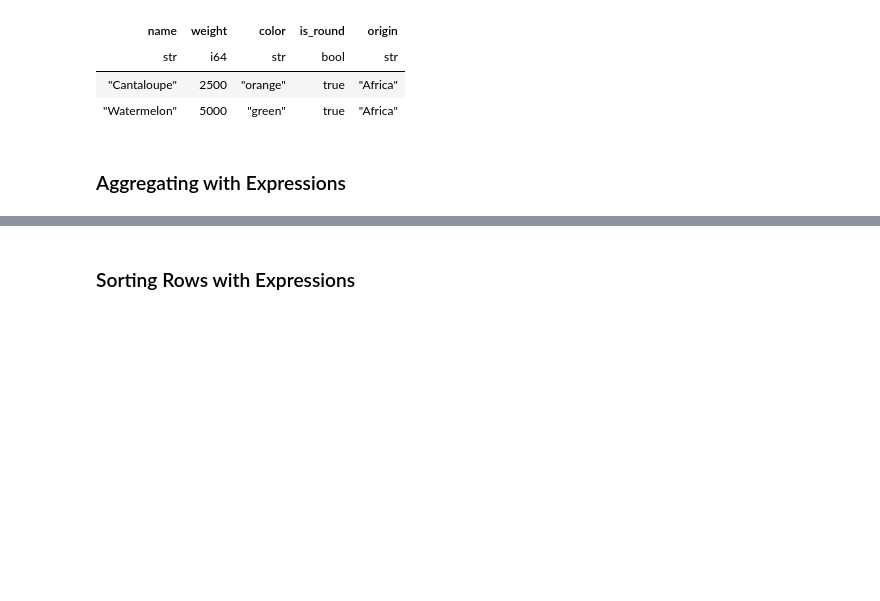
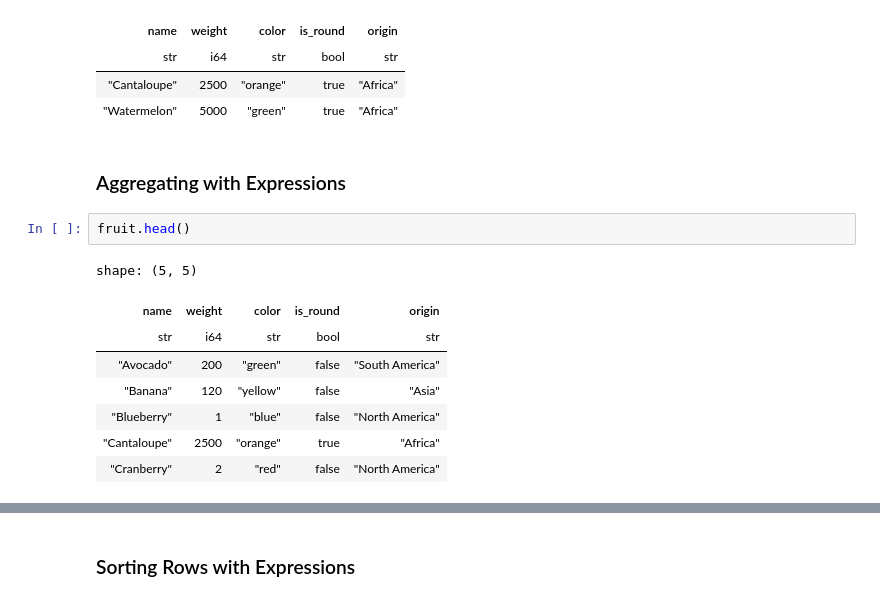
Before and after one commit to PeiGuancheng/python-polars-the-definitive-guide, a Jupyter notebook: ch07.ipynb, the cells around one changed output, grey strips where cells are left out. Saved outputs shown, nothing was run; the diff lists cells and outputs as text; blank space fills up the shorter version.

```diff
--- a/ch07.ipynb
+++ b/ch07.ipynb
@@ -89,4 +89,15 @@ shape: (2, 5)
 | "Watermelon" | 5000 | "green" | true | "Africa" |
 # %% [markdown]
 ### Aggregating with Expressions
+# %%
+fruit.head()
+# %% [output]
+shape: (5, 5)
+| name | weight | color | is_round | origin |
+| str | i64 | str | bool | str |
+| "Avocado" | 200 | "green" | false | "South America" |
+| "Banana" | 120 | "yellow" | false | "Asia" |
+| "Blueberry" | 1 | "blue" | false | "North America" |
+| "Cantaloupe" | 2500 | "orange" | true | "Africa" |
+| "Cranberry" | 2 | "red" | false | "North America" |
 # %%
```
Also changed, not shown: parts of 22 cells of this notebook, 4 other files.
